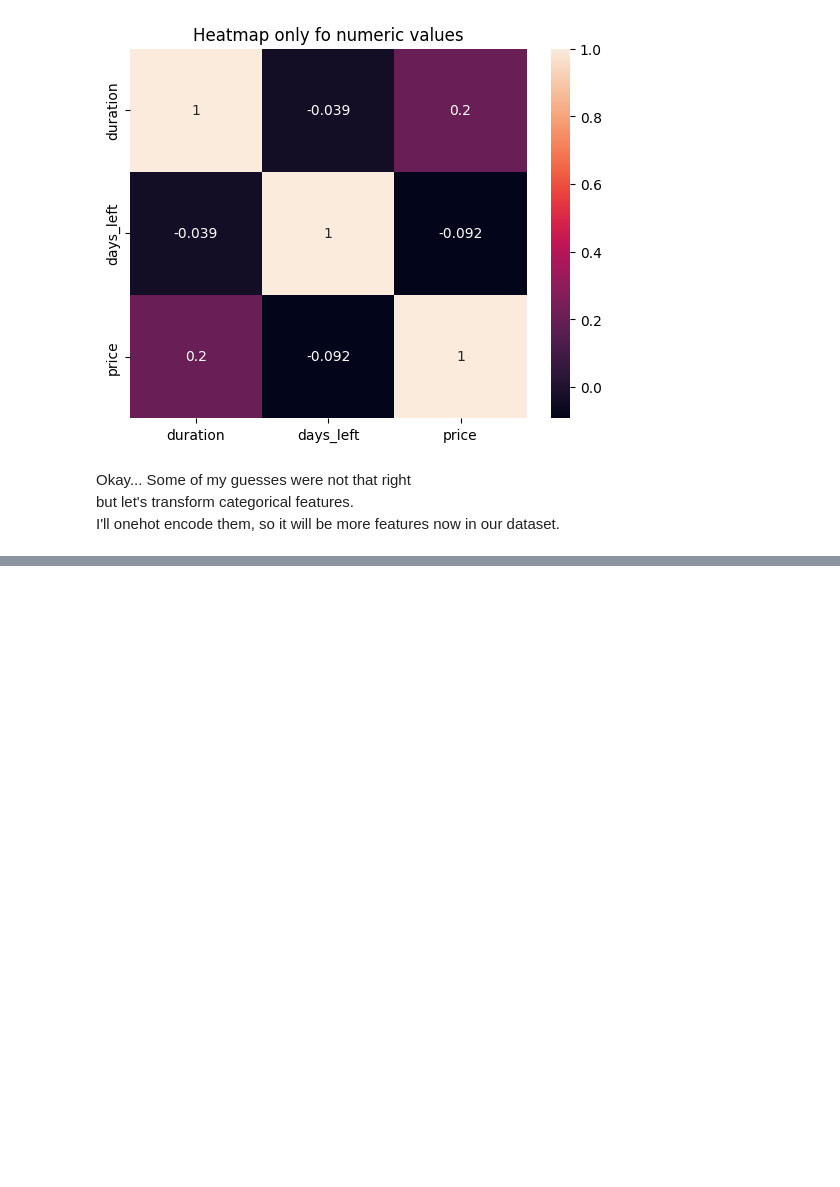
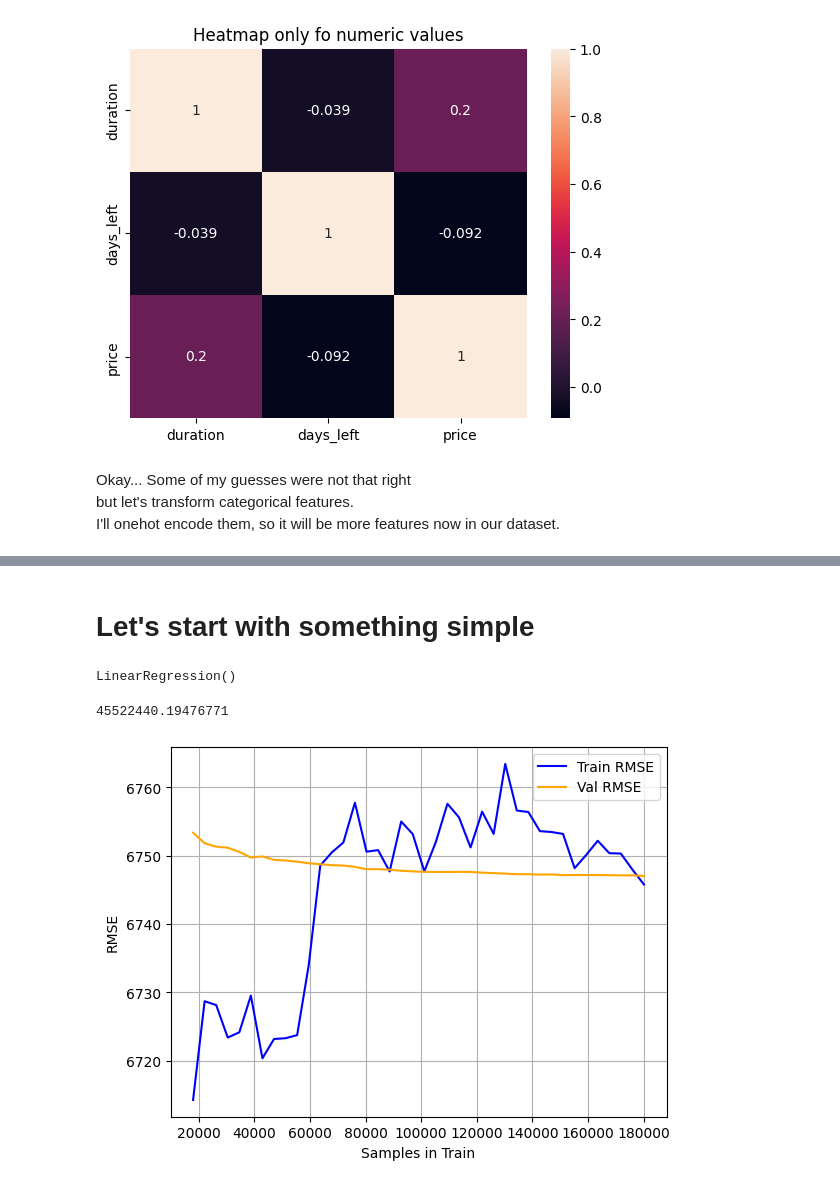
Before and after one commit to Venchislaw/PracticalAI, a Jupyter notebook: Machine Learning/Kaggle/From Datasets/FlightPrice/FlightPricePred.ipynb, the cells around one changed output, grey strips where cells are left out. Saved outputs shown, nothing was run; the diff lists cells and outputs as text; code cells hidden in the pictures; blank space fills up the shorter version.

```diff
--- a/Machine Learning/Kaggle/From Datasets/FlightPrice/FlightPricePred.ipynb
+++ b/Machine Learning/Kaggle/From Datasets/FlightPrice/FlightPricePred.ipynb
@@ -130,0 +170,4 @@ I'll onehot encode them, so it will be more features now in our dataset.
+# %%
+X_train, X_test, y_train, y_test = train_test_split(X, y, test_size=0.1)
+# %% [markdown]
+# **Let's start with something simple**
@@ -130,0 +176,5 @@ I'll onehot encode them, so it will be more features now in our dataset.
+# %%
+linear_reg = LinearRegression()
+linear_reg.fit(X_train, y_train)
+# %% [output]
+LinearRegression()
@@ -130,0 +186,4 @@ I'll onehot encode them, so it will be more features now in our dataset.
+# %%
+mean_squared_error(y_train, y_train_pred)
+# %% [output]
+45522440.19476771
@@ -130,0 +192,20 @@ I'll onehot encode them, so it will be more features now in our dataset.
+# %%
+train_sizes, train_score, val_score = learning_curve(
+    linear_reg, X_train, y_train, train_sizes=np.linspace(0.1, 1.0, 40),
+    cv=3, scoring='neg_root_mean_squared_error')
+# %%
+train_errs = -train_score.mean(axis=1)
+val_errs = -val_score.mean(axis=1)
+# %%
+plt.plot(train_sizes, train_errs, color='blue', label='Train RMSE')
+plt.plot(train_sizes, val_errs, color='orange', label='Val RMSE')
+
+plt.xlabel('Samples in Train')
+plt.ylabel('RMSE')
+
+plt.grid()
+plt.legend()
+
+plt.show()
+# %% [output]
+[figure, added]
```
Also changed, not shown: parts of 18 cells of this notebook.
